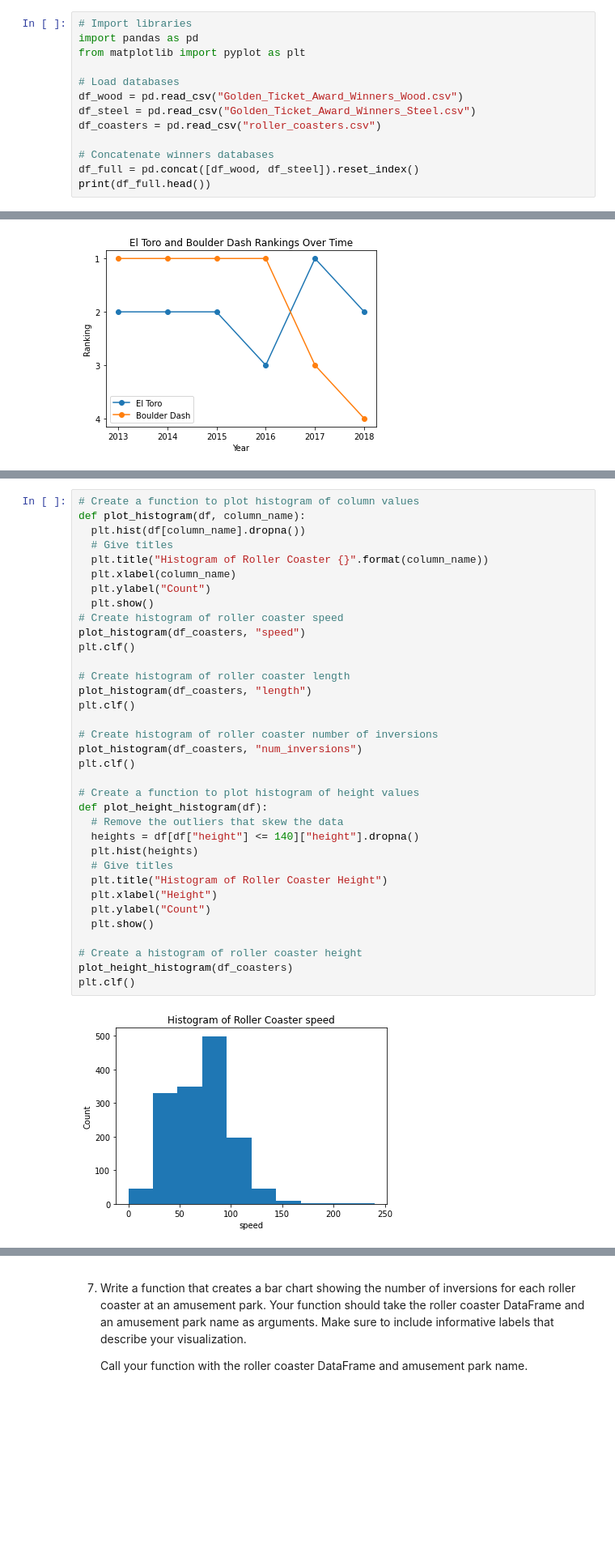
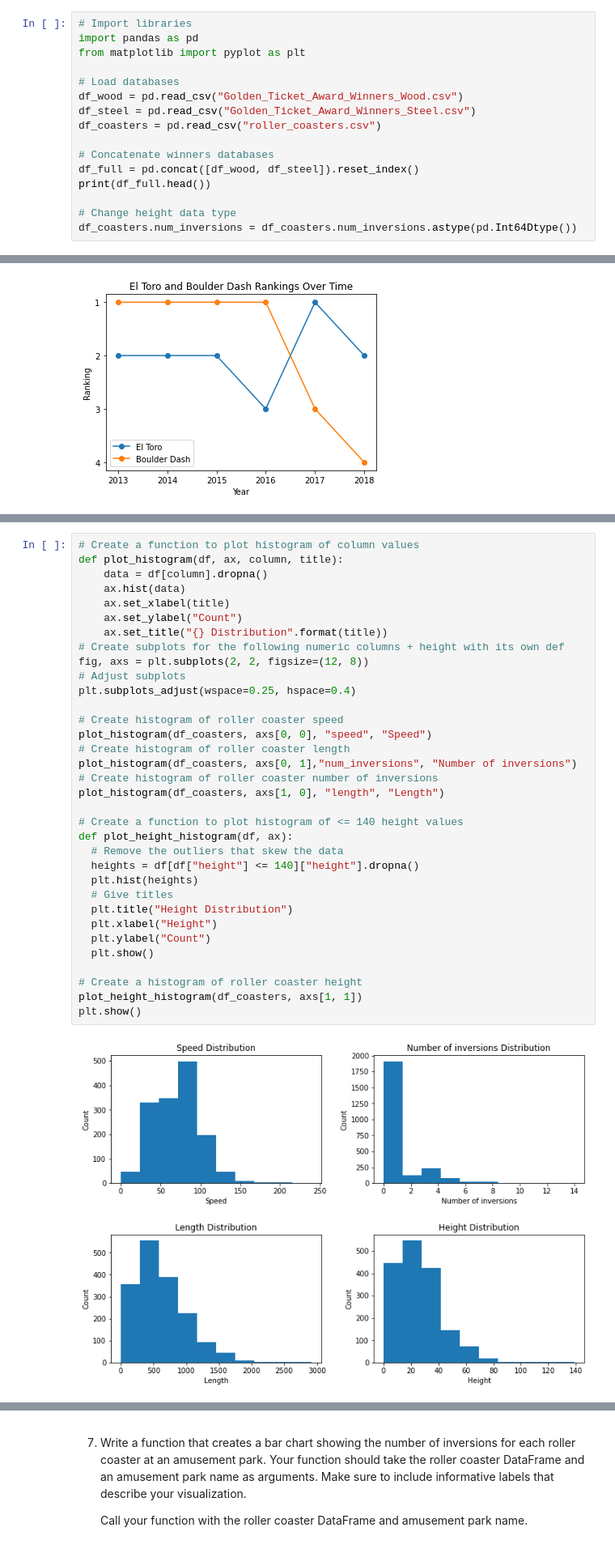
Before and after one commit to soyuz108/Roller-Coasters, a Jupyter notebook: Roller Coaster.ipynb, the cells around one changed output, grey strips where cells are left out. Shown at 81% size. Cells and saved outputs as stored; diff of their text form; blank space fills up the shorter version.

Commit message:
Changed top n to full, fixed replace, changed hist

```diff
--- a/Roller Coaster.ipynb
+++ b/Roller Coaster.ipynb
@@ -17,6 +17,9 @@ df_coasters = pd.read_csv("roller_coasters.csv")
 # Concatenate winners databases
 df_full = pd.concat([df_wood, df_steel]).reset_index()
 print(df_full.head())
+
+# Change height data type
+df_coasters.num_inversions = df_coasters.num_inversions.astype(pd.Int64Dtype())
 # %% [output]
    index  Rank          Name                       Park             Location  \
 0      0     1  Boulder Dash             Lake Compounce       Bristol, Conn.
@@ -148,37 +149,36 @@ plot_top_rankings(5, df_steel)
 # %%
 # Create a function to plot histogram of column values
-def plot_histogram(df, column_name):
-  plt.hist(df[column_name].dropna())
-  # Give titles
-  plt.title("Histogram of Roller Coaster {}".format(column_name))
-  plt.xlabel(column_name)
-  plt.ylabel("Count")
-  plt.show()
+def plot_histogram(df, ax, column, title):
+    data = df[column].dropna()
+    ax.hist(data)
+    ax.set_xlabel(title)
+    ax.set_ylabel("Count")
+    ax.set_title("{} Distribution".format(title))
+# Create subplots for the following numeric columns + height with its own def
+fig, axs = plt.subplots(2, 2, figsize=(12, 8))
+# Adjust subplots
+plt.subplots_adjust(wspace=0.25, hspace=0.4)
+
 # Create histogram of roller coaster speed
-plot_histogram(df_coasters, "speed")
-plt.clf()
+plot_histogram(df_coasters, axs[0, 0], "speed", "Speed")
+# Create histogram of roller coaster length
+plot_histogram(df_coasters, axs[0, 1],"num_inversions", "Number of inversions")
+# Create histogram of roller coaster number of inversions
+plot_histogram(df_coasters, axs[1, 0], "length", "Length")
 
-# Create histogram of roller coaster length
-plot_histogram(df_coasters, "length")
-plt.clf()
-
-# Create histogram of roller coaster number of inversions
-plot_histogram(df_coasters, "num_inversions")
-plt.clf()
-
-# Create a function to plot histogram of height values
-def plot_height_histogram(df):
+# Create a function to plot histogram of <= 140 height values
+def plot_height_histogram(df, ax):
   # Remove the outliers that skew the data
   heights = df[df["height"] <= 140]["height"].dropna()
   plt.hist(heights)
   # Give titles
-  plt.title("Histogram of Roller Coaster Height")
+  plt.title("Height Distribution")
   plt.xlabel("Height")
   plt.ylabel("Count")
   plt.show()
 
 # Create a histogram of roller coaster height
-plot_height_histogram(df_coasters)
-plt.clf()
+plot_height_histogram(df_coasters, axs[1, 1])
+plt.show()
 # %% [output]
-[figure, old version]
+[figure, new version]
```
Also changed, not shown: parts of 4 cells of this notebook.
